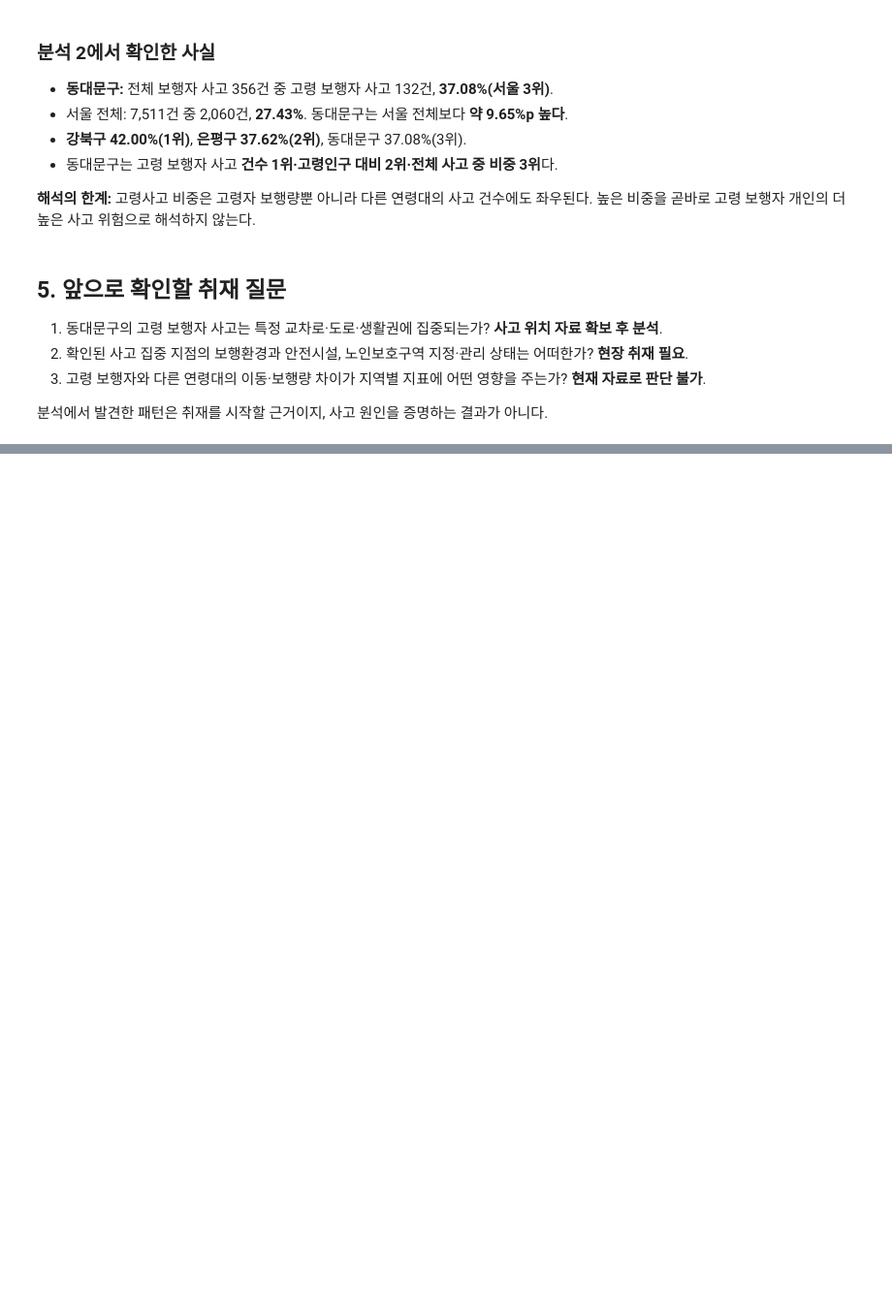
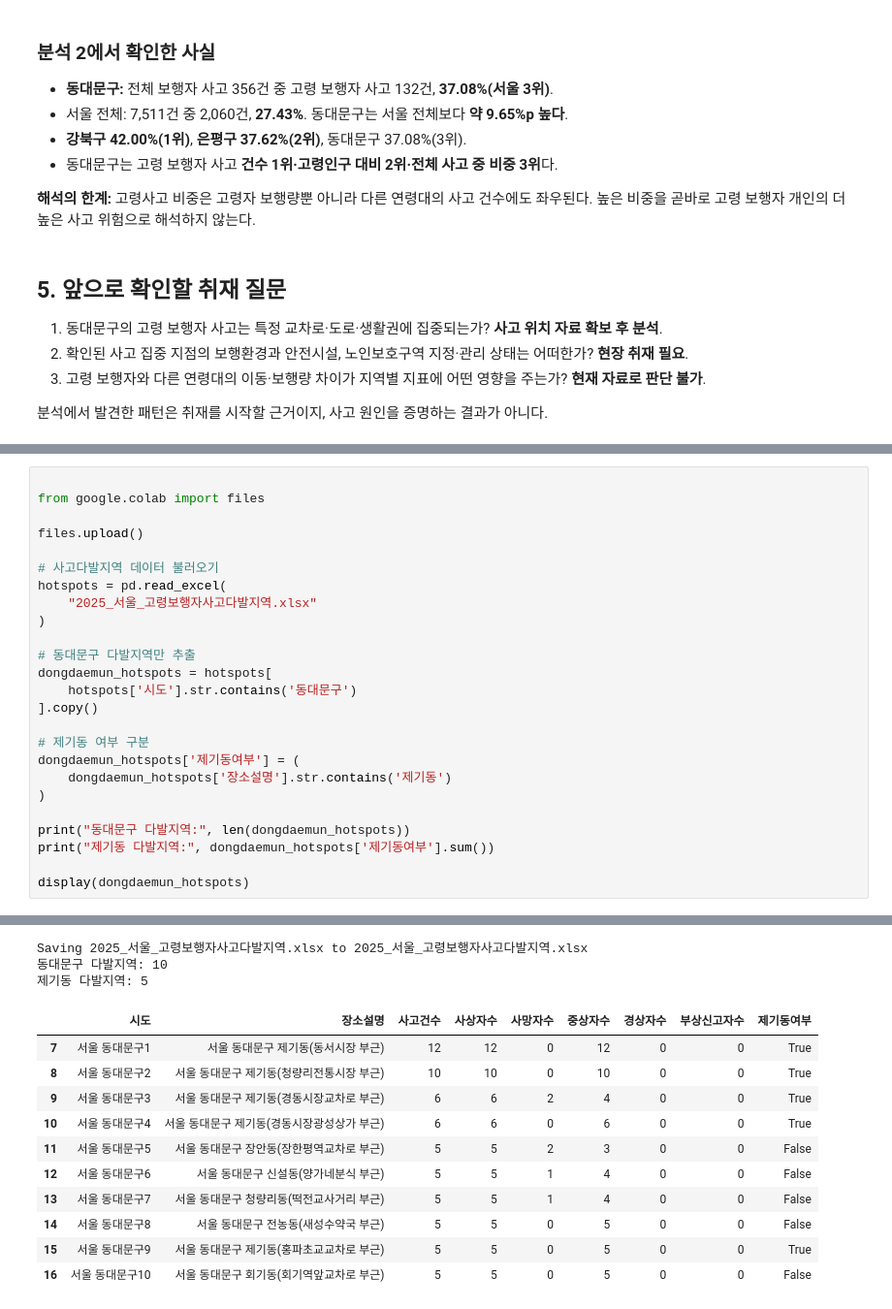
Before and after one commit to csy04x2/elder_accident, a Jupyter notebook: analysis.ipynb, the cells around one changed output, grey strips where cells are left out. Shown at 97% size. Saved outputs shown, nothing was run; the diff lists cells and outputs as text; blank space fills up the shorter version.

```diff
--- a/analysis.ipynb
+++ b/analysis.ipynb
@@ -126,0 +285,26 @@ print(f'서울 전체 고령 보행자 사고 비중: {seoul_share:.2f}%')
+# %%
+
+from google.colab import files
+
+files.upload()
+
+# 사고다발지역 데이터 불러오기
+hotspots = pd.read_excel(
+    "2025_서울_고령보행자사고다발지역.xlsx"
+)
+
+# 동대문구 다발지역만 추출
+dongdaemun_hotspots = hotspots[
+    hotspots['시도'].str.contains('동대문구')
+].copy()
+
+# 제기동 여부 구분
+dongdaemun_hotspots['제기동여부'] = (
+    dongdaemun_hotspots['장소설명'].str.contains('제기동')
+)
+
+print("동대문구 다발지역:", len(dongdaemun_hotspots))
+print("제기동 다발지역:", dongdaemun_hotspots['제기동여부'].sum())
+
+display(dongdaemun_hotspots)
+# %% [output]
@@ -126,0 +312,14 @@ print(f'서울 전체 고령 보행자 사고 비중: {seoul_share:.2f}%')
+Saving 2025_서울_고령보행자사고다발지역.xlsx to 2025_서울_고령보행자사고다발지역.xlsx
+동대문구 다발지역: 10
+제기동 다발지역: 5
+|  | 시도 | 장소설명 | 사고건수 | 사상자수 | 사망자수 | 중상자수 | 경상자수 | 부상신고자수 | 제기동여부 |
+| 7 | 서울 동대문구1 | 서울 동대문구 제기동(동서시장 부근) | 12 | 12 | 0 | 12 | 0 | 0 | True |
+| 8 | 서울 동대문구2 | 서울 동대문구 제기동(청량리전통시장 부근) | 10 | 10 | 0 | 10 | 0 | 0 | True |
+| 9 | 서울 동대문구3 | 서울 동대문구 제기동(경동시장교차로 부근) | 6 | 6 | 2 | 4 | 0 | 0 | True |
+| 10 | 서울 동대문구4 | 서울 동대문구 제기동(경동시장광성상가 부근) | 6 | 6 | 0 | 6 | 0 | 0 | True |
+| 11 | 서울 동대문구5 | 서울 동대문구 장안동(장한평역교차로 부근) | 5 | 5 | 2 | 3 | 0 | 0 | False |
+| 12 | 서울 동대문구6 | 서울 동대문구 신설동(양가네분식 부근) | 5 | 5 | 1 | 4 | 0 | 0 | False |
+| 13 | 서울 동대문구7 | 서울 동대문구 청량리동(떡전교사거리 부근) | 5 | 5 | 1 | 4 | 0 | 0 | False |
+| 14 | 서울 동대문구8 | 서울 동대문구 전농동(새성수약국 부근) | 5 | 5 | 0 | 5 | 0 | 0 | False |
+| 15 | 서울 동대문구9 | 서울 동대문구 제기동(홍파초교교차로 부근) | 5 | 5 | 0 | 5 | 0 | 0 | True |
+| 16 | 서울 동대문구10 | 서울 동대문구 회기동(회기역앞교차로 부근) | 5 | 5 | 0 | 5 | 0 | 0 | False |
```
Also changed, not shown: parts of 12 cells of this notebook, 3 other files.
